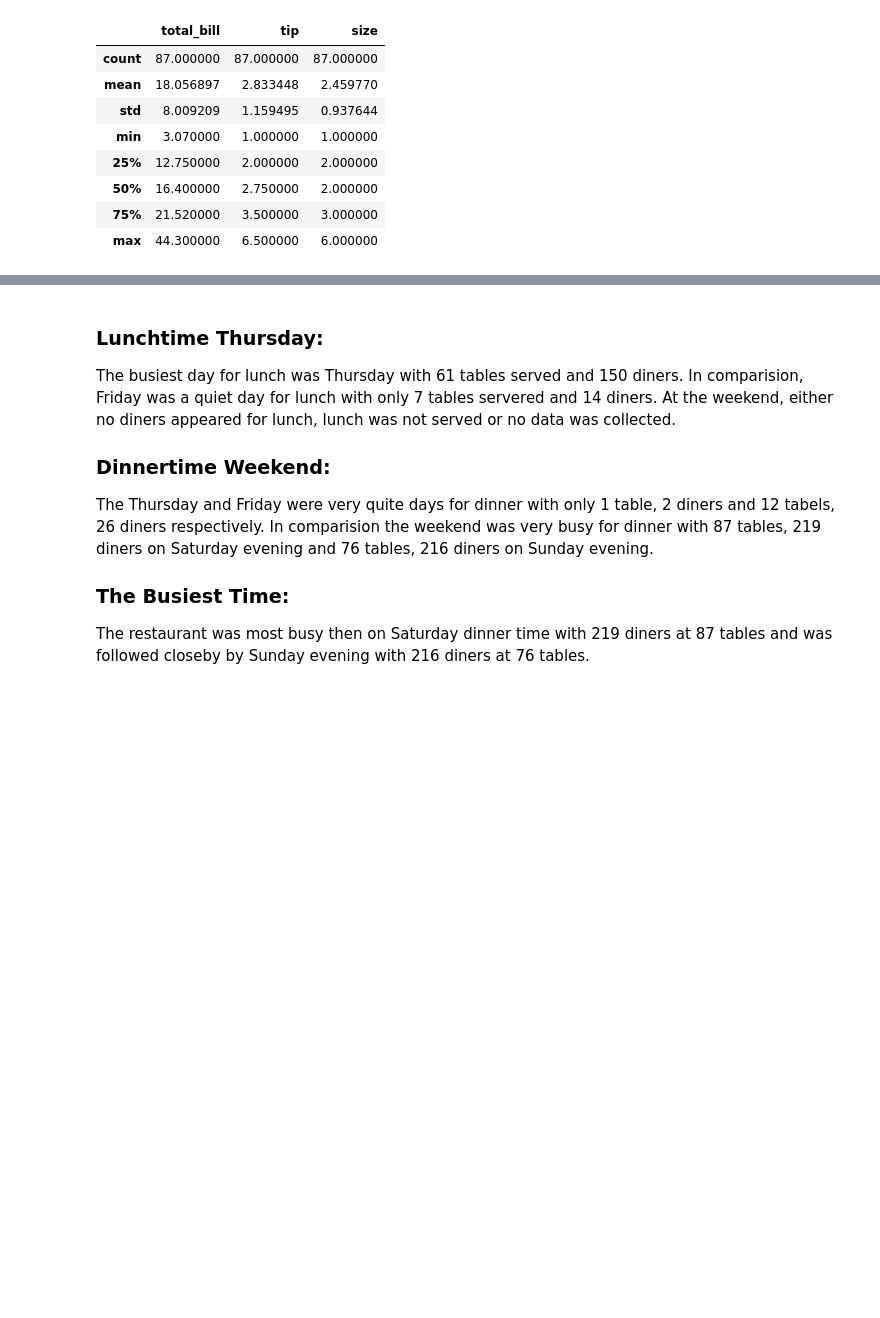
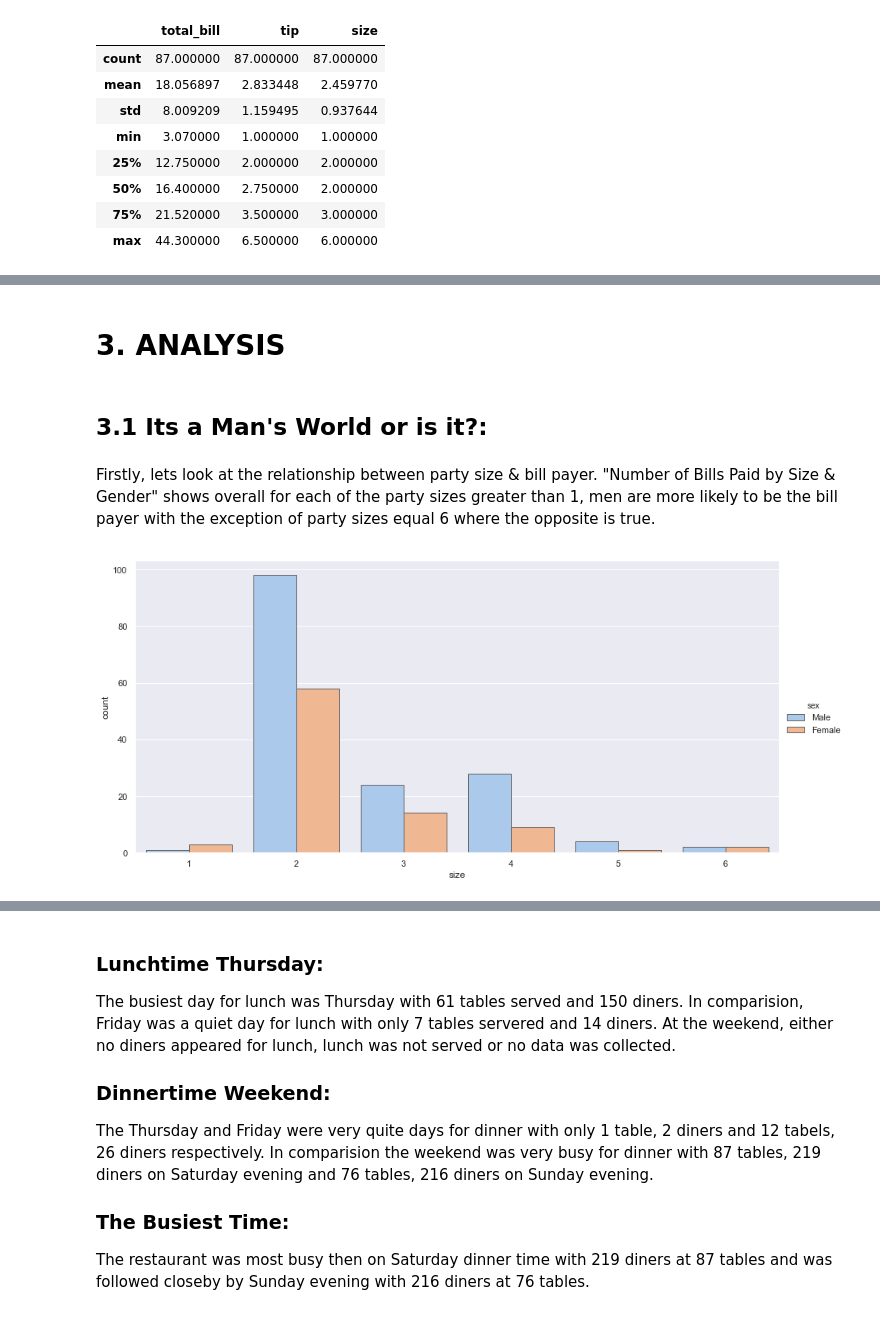
Before and after one commit to fionaoriordan/52446_19_tips, a Jupyter notebook: tips_notebook.ipynb, the cells around one changed output, grey strips where cells are left out. Drawn from its saved outputs; the diff is of its cells as text; code cells hidden in the pictures; blank space fills up the shorter version.

```diff
--- a/tips_notebook.ipynb
+++ b/tips_notebook.ipynb
@@ -129,0 +131,19 @@ We can see from the above tables that total number that more males (157) paid th
+# %% [markdown]
+# 3. ANALYSIS
+# %% [markdown]
+## 3.1 Its a Man's World or is it?:
+# %% [markdown]
+Firstly, lets look at the relationship between party size & bill payer. "Number of Bills Paid by Size & Gender" shows overall for each of the party sizes greater than 1, men are more likely to be the bill payer with the exception of party sizes equal 6 where the opposite is true.
+# %%
+# create a figure & plot.
+fig = plt.figure()
+
+ax = sns.catplot (x="size", hue="sex", kind="count",
+            palette="pastel", edgecolor=".4",  height=6, aspect=2,
+            data=df)
+#Adding a title at the figure level
+fig.suptitle("Number of Bills Paid by Size & Gender", fontsize = 20)
+# display the plot
+plt.show()
+# %% [output]
+[figure, added]
```
Also changed, not shown: parts of 36 cells of this notebook.
